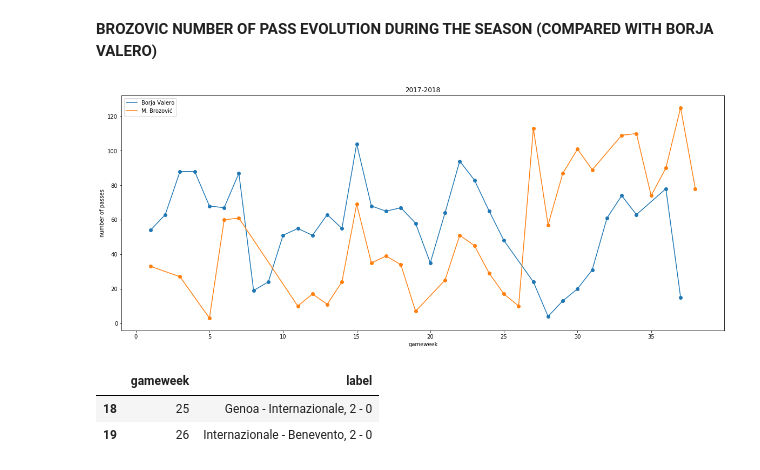
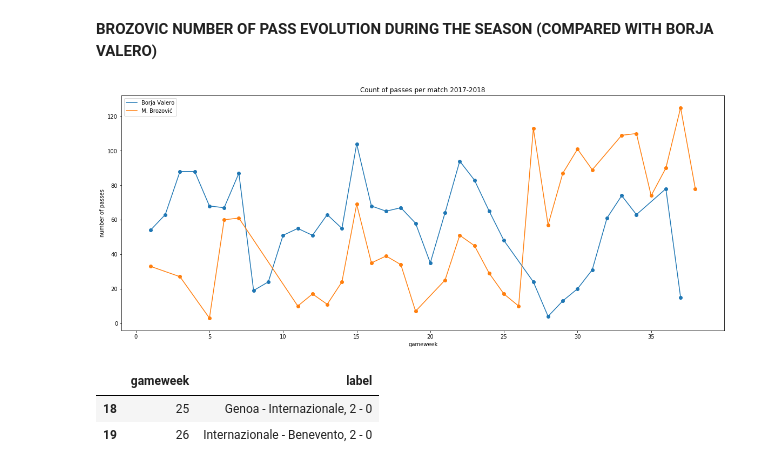
Before and after one commit to maurosamarelli/Inter_2017_2018, a Jupyter notebook: 05 pass_analysis.ipynb, the cells around one changed output. Cells and saved outputs as stored; diff of their text form; code cells hidden in the pictures.

```diff
--- a/05 pass_analysis.ipynb
+++ b/05 pass_analysis.ipynb
@@ -77,19 +77,19 @@ total_passes.query("playerId == " + str(brozovic.wyId.iloc[0]) + " and matchId =
 # %%
 plt.figure(figsize=(20, 8))
 players_to_compare = ["M. Brozović", "Borja Valero"]
 group = total_passes.query("shortName in " + str(players_to_compare))
 for p in group.shortName.unique():
     df = group[group.shortName == p].sort_values(by="gameweek")
     df = df.reset_index(drop=True)
     plt.plot(df.gameweek, df["#passes"])
     plt.scatter(df.gameweek, df["#passes"])
-plt.title("2017-2018")
+plt.title("Count of passes per match 2017-2018")
 plt.xlabel("gameweek")
 plt.ylabel("number of passes")
 plt.legend(group.shortName.unique())
 plt.show()
 # %% [output]
-[figure, old version]
+[figure, new version]
 # %%
 df.query("gameweek in [25, 26]")[["gameweek", "label"]]
 # %% [output]
```
Also changed, not shown: parts of 5 cells of this notebook.
